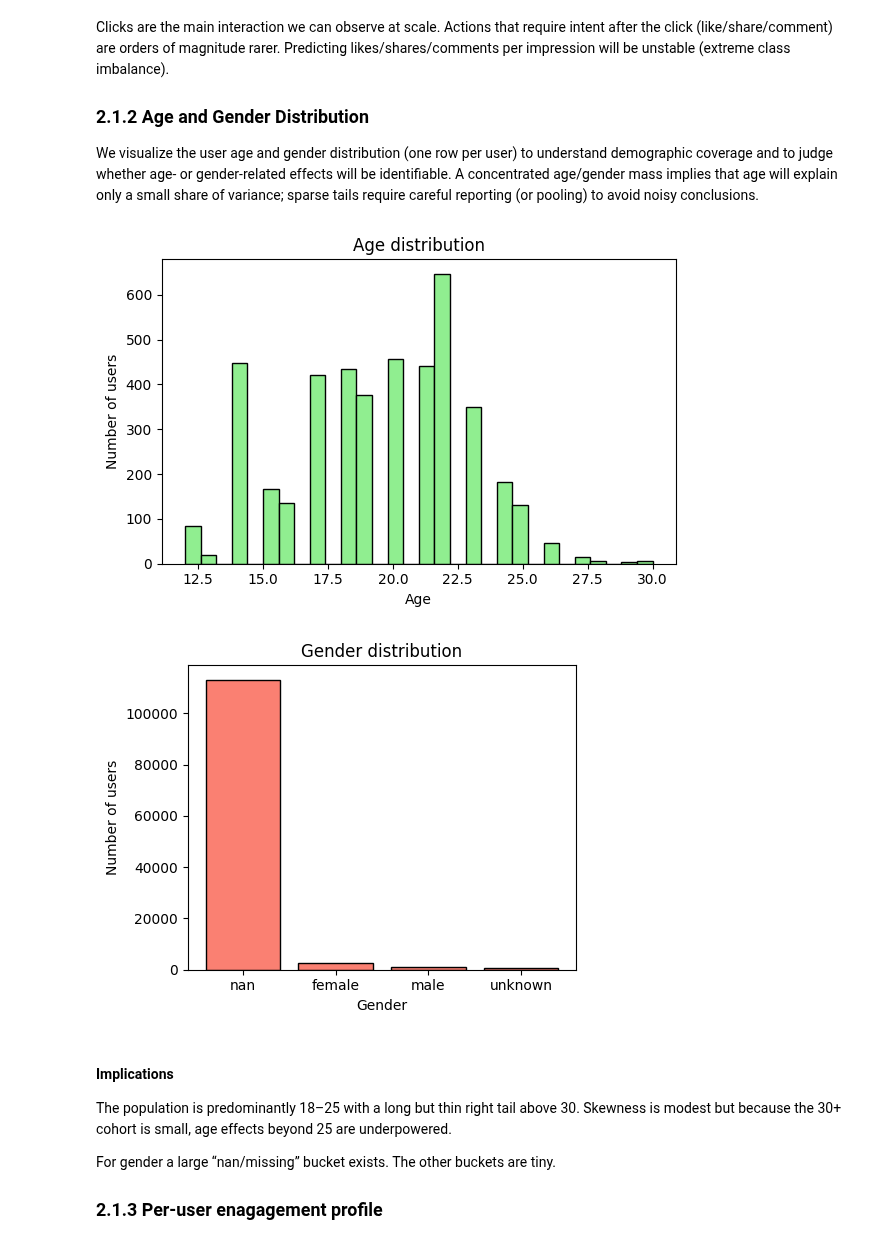
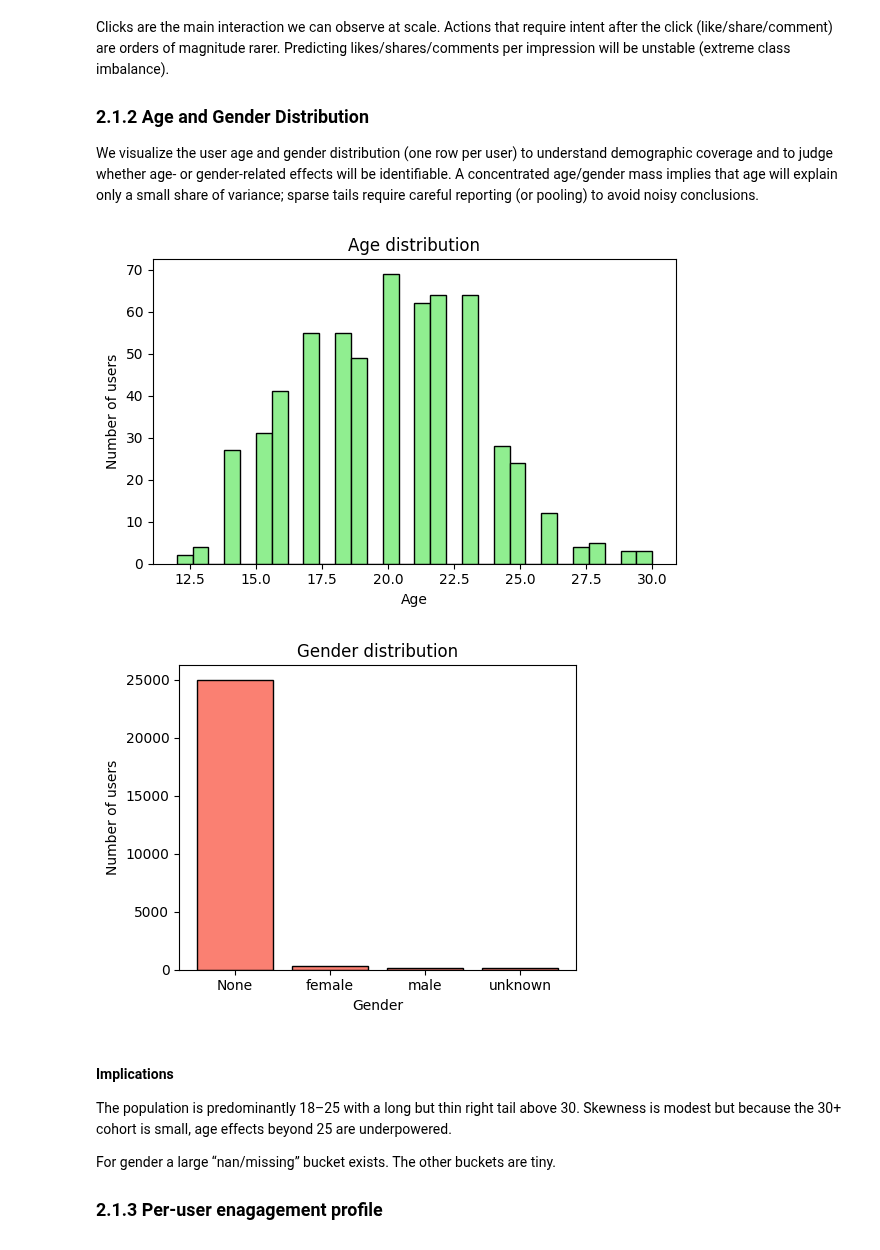
Before and after one commit to renaschaller/Master-Thesis-Music-Streaming, a Jupyter notebook: EDA/EDA.ipynb, the cells around one changed output. Saved outputs shown, nothing was run; the diff lists cells and outputs as text; code cells hidden in the pictures.

```diff
--- a/EDA/EDA.ipynb
+++ b/EDA/EDA.ipynb
@@ -50,6 +72,7 @@ from sklearn.decomposition import PCA
 # =========================
 df = pd.read_csv("../data/users_with_actions.csv")
 df.drop("registeredMonthCnt", axis=1, inplace=True)
+print(f"Data loaded: {df.shape[0]} rows, {df.shape[1]} columns.")
 
 # =========================
 # 1) Define action columns
@@ -62,7 +85,8 @@ all_actions = [
     'isIntoPersonalHomepage',
     'isShare',
     'isViewComment',
-    'isLike'
+    'isLike',
+    'mlogViewTime'
 ]
 
 # =========================
@@ -81,16 +105,18 @@ df_after10 = df[df['cum_actions'] > 3].copy()
 # 3) Weighted engagement (your deeper-engagement score)
 # =========================
 df_after10['weighted_score_row'] = (
-    2 * df_after10['isClick'] +
+    1 * df_after10['isClick'] +
     3 * df_after10['isLike'] +
-    5 * df_after10['isComment'] +
-    5 * df_after10['isShare'] +
+    4 * df_after10['isComment'] +
+    4 * df_after10['isShare'] +
     2 * df_after10['isViewComment']+
-    1 * df_after10['isIntoPersonalHomepage']
+    2 * df_after10['isIntoPersonalHomepage']+
+    0.01 * df_after10['mlogViewTime']
 )
 
 user_weighted = df_after10.groupby('userId')['weighted_score_row'].sum()
 y_active_weighted = (user_weighted >= 4).astype(int).rename('y_active_weighted')
+weighted_score_row = user_weighted.rename('weighted_score_row')
 
 # =========================
 # NEW STEP: Last action day
@@ -109,12 +135,13 @@ last_action_dt = last_action_dt.reindex(df['userId'].unique(), fill_value=0)
 # =========================
 # 4) Combine user-level labels
 # =========================
-user_labels = pd.concat([y_active_weighted, last_action_dt], axis=1)
+user_labels = pd.concat([y_active_weighted, last_action_dt, user_weighted], axis=1)
 
 # make sure columns exist
 user_labels = user_labels.fillna(0)
 user_labels['y_active_weighted'] = user_labels['y_active_weighted'].astype(int)
 user_labels['last_action_dt'] = user_labels['last_action_dt'].astype(int)
+user_labels['weighted_score_row'] = user_labels['weighted_score_row'].astype(float)
 
 # final user-level label:
 # deeply engaged AND last action after dt >= 10
@@ -124,23 +151,23 @@ user_labels['y_active'] = (
 ).astype(int)
 
 # =========================
-# 5) Map labels back to full df
+# 5) Map label back to full df
 # =========================
 
 # drop any old y_active in df
 df = df.drop(columns=['y_active'], errors='ignore')
 
-# now merge in the new labels
+# now merge in the new label
 df = df.merge(
-    user_labels[['y_active', 'y_active_weighted', 'last_action_dt']],
+    user_labels[['y_active','weighted_score_row' ]],
     left_on='userId',
     right_index=True,
     how='left'
 )
 
+
 # fill and cast once
-df[['y_active', 'y_active_weighted']] = df[['y_active', 'y_active_weighted']].fillna(0).astype(int)
-df['last_action_dt'] = df['last_action_dt'].fillna(0).astype(int)
+df[['y_active']] = df[['y_active']].fillna(0).astype(int)
 
 
 # =========================
@@ -255,28 +283,33 @@ Clicks are the main interaction we can observe at scale. Actions that require in
 We visualize the user age and gender distribution (one row per user) to understand demographic coverage and to judge whether age- or gender-related effects will be identifiable. A concentrated age/gender mass implies that age will explain only a small share of variance; sparse tails require careful reporting (or pooling) to avoid noisy conclusions.
 # %%
 # Age distribution
-if "age" in df.columns:
+user_level = df.groupby('userId').agg({
+    'age': 'first',
+    'gender': 'first',
+    'weighted_score_row': 'sum'
+}).reset_index()
+if "age" in user_level.columns:
     plt.figure(figsize=(6,4))
-    plt.hist(df["age"].dropna(), bins=30, color="lightgreen", edgecolor="black")
+    plt.hist(user_level["age"].dropna(), bins=30, color="lightgreen", edgecolor="black")
     plt.xlabel("Age")
     plt.ylabel("Number of users")
     plt.title("Age distribution")
     plt.tight_layout()
     plt.show()
 
 # Gender distribution
-if "gender" in df.columns:
-    gender_counts = df["gender"].value_counts(dropna=False)
+if "gender" in user_level.columns:
+    gender_counts = user_level["gender"].value_counts(dropna=False)
     plt.figure(figsize=(5,4))
     plt.bar(gender_counts.index.astype(str), gender_counts.values, color="salmon", edgecolor="black")
     plt.xlabel("Gender")
     plt.ylabel("Number of users")
     plt.title("Gender distribution")
     plt.tight_layout()
     plt.show()
 # %% [output]
-[figure, old version]
+[figure, new version]
-[figure, old version]
+[figure, new version]
 # %% [markdown]
 #### Implications
 
```
Also changed, not shown: parts of 31 cells of this notebook, 2 other files.
